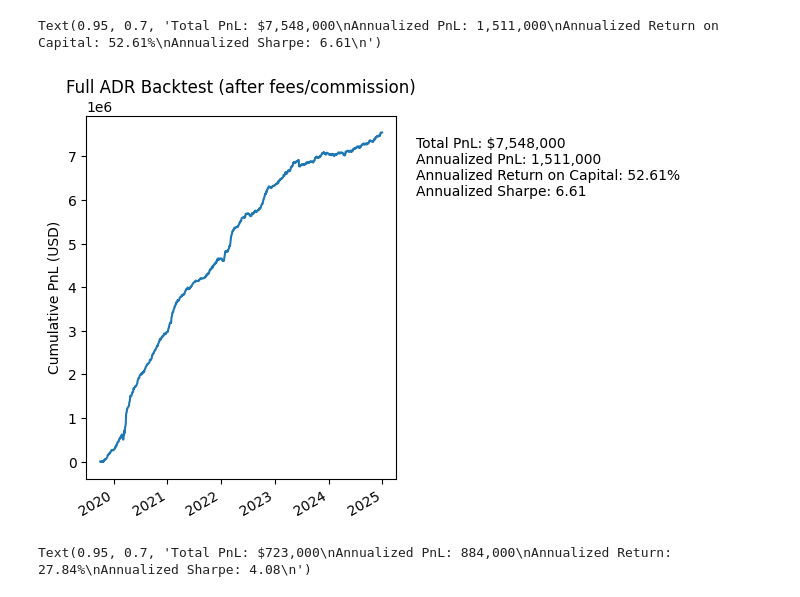
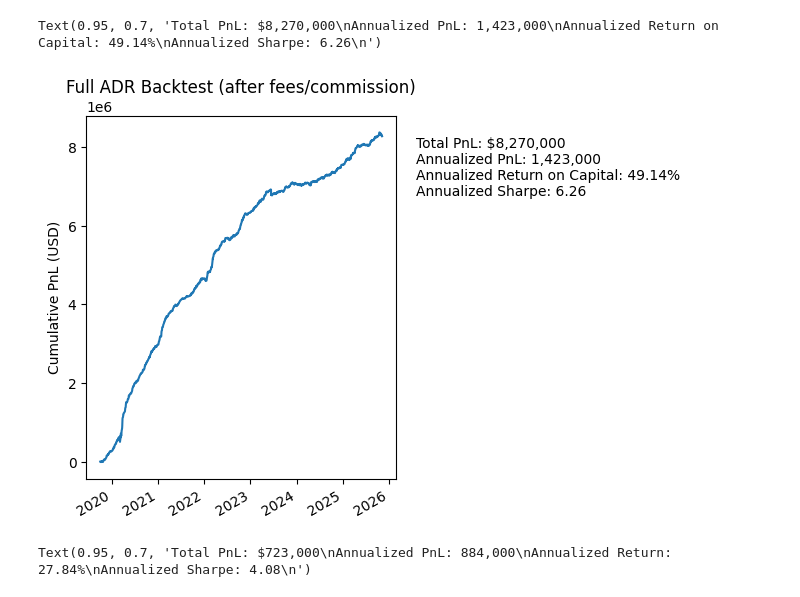
Before and after one commit to petermelq/research_adr, a Jupyter notebook: notebooks/bt_with_fees2.ipynb, the cells around one changed output. Cells and saved outputs as stored; diff of their text form; code cells hidden in the pictures.

```diff
--- a/notebooks/bt_with_fees2.ipynb
+++ b/notebooks/bt_with_fees2.ipynb
@@ -38,25 +38,25 @@ mean_gmv = all_gmv.resample('1min').min().mean()
 # %%
 import matplotlib.pyplot as plt
 merged = merged.loc[:'2025-11-07']
 all_gmv = all_gmv.loc[:'2025-11-07']
 all_gmv = all_gmv.to_frame(name='gmv')
 all_gmv['date'] = all_gmv.index.date
-gmv_merged = pnl.merge(all_gmv.loc['2019':'2024'].groupby('date')['gmv'].max().to_frame(name='gmv'), left_index=True, right_index=True)
+gmv_merged = pnl.merge(all_gmv.loc['2019':'2025'].groupby('date')['gmv'].max().to_frame(name='gmv'), left_index=True, right_index=True)
 annualized_ret = (gmv_merged['pnl']/gmv_merged['gmv']).mean() * 252 * 100/15
 
 
 plt.figure(figsize=(4,4*1.333))
-merged.loc['2019':'2024'].loc['2019':'2024', 'pnl_after_fees'].cumsum().plot()
+merged.loc['2019':'2025'].loc['2019':'2025', 'pnl_after_fees'].cumsum().plot()
 plt.title('Full ADR Backtest (after fees/commission)')
 plt.ylabel('Cumulative PnL (USD)')
 # Displaying metrics in whitespace outside of plot, with commas as thousands separators:
-plt.figtext(.95, 0.7, f"Total PnL: ${merged.loc['2019':'2024']['pnl_after_fees'].sum().round(-3):,.0f}\n"
-                        f"Annualized PnL: {(252 * merged.loc['2019':'2024']['pnl_after_fees'].sum() / len(merged.loc['2019':'2024'])).round(-3):,.0f}\n"
-                        f"Annualized Return on Capital: {annualized_ret:.2%}\n"
-                       f"Annualized Sharpe: {np.sqrt(252) * merged.loc['2019':'2024']['pnl_after_fees'].mean()/merged.loc['2019':'2024']['pnl_after_fees'].std():.2f}\n")
+plt.figtext(.95, 0.7, f"Total PnL: ${merged.loc['2019':'2025']['pnl_after_fees'].sum().round(-3):,.0f}\n"
+            f"Annualized PnL: {(252 * merged.loc['2019':'2025']['pnl_after_fees'].sum() / len(merged.loc['2019':'2025'])).round(-3):,.0f}\n"
+            f"Annualized Return on Capital: {annualized_ret:.2%}\n"
+            f"Annualized Sharpe: {np.sqrt(252) * merged.loc['2019':'2025']['pnl_after_fees'].mean()/merged.loc['2019':'2025']['pnl_after_fees'].std():.2f}\n")
 # %% [output]
-Text(0.95, 0.7, 'Total PnL: $7,548,000\nAnnualized PnL: 1,511,000\nAnnualized Return on Capital: 52.61%\nAnnualized Sharpe: 6.61\n')
+Text(0.95, 0.7, 'Total PnL: $8,270,000\nAnnualized PnL: 1,423,000\nAnnualized Return on Capital: 49.14%\nAnnualized Sharpe: 6.26\n')
-[figure, old version]
+[figure, new version]
 # %%
 import matplotlib.pyplot as plt
 
```
Also changed, not shown: parts of 1 cell of this notebook, 21 other files.
